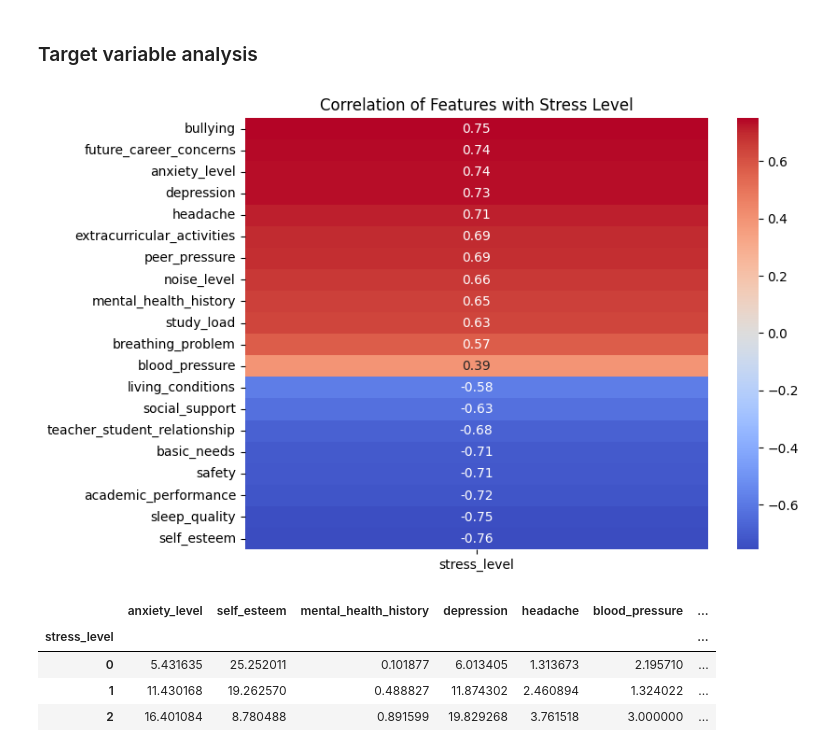
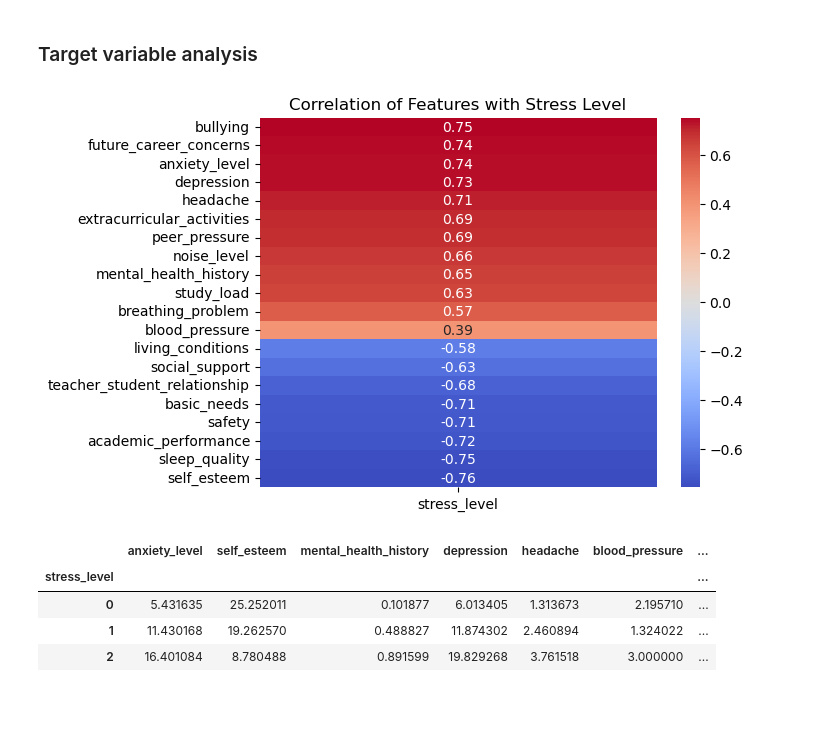
Before and after one commit to Kevin-Trivino/Student-Stress-Analysis-Prediction, a Jupyter notebook: stress-factors-analysis.ipynb, the cells around one changed output. Drawn from its saved outputs; the diff is of its cells as text; code cells hidden in the pictures; blank space fills up the shorter version.

```diff
--- a/stress-factors-analysis.ipynb
+++ b/stress-factors-analysis.ipynb
@@ -16,7 +21,7 @@ import warnings
 warnings.filterwarnings("ignore")
 # %%
 # Load the data
-myd = pd.read_csv("/kaggle/input/student-stress-factors-a-comprehensive-analysis/StressLevelDataset.csv")
+myd = pd.read_csv("StressLevelDataset.csv")
 
 # Display the first 5 rows of the data
 myd.head()
@@ -103,14 +106,14 @@ plt.show()
 # %%
 # Correlation heat map only stress level
 correlation = myd.corr()
 correlation_stress = correlation['stress_level'].sort_values(ascending=False)
 correlation_stress = correlation_stress.drop('stress_level')
-plt.figure(figsize=(8, 6))
+
 sns.heatmap(correlation_stress.to_frame(), annot=True, cmap='coolwarm')
 plt.title('Correlation of Features with Stress Level')
 plt.show()
 # %% [output]
-[figure, old version]
+[figure, new version]
 # %%
 # Average score for each stress level
 average_stress = myd.groupby('stress_level').mean()
```
Also changed, not shown: parts of 70 cells of this notebook.
